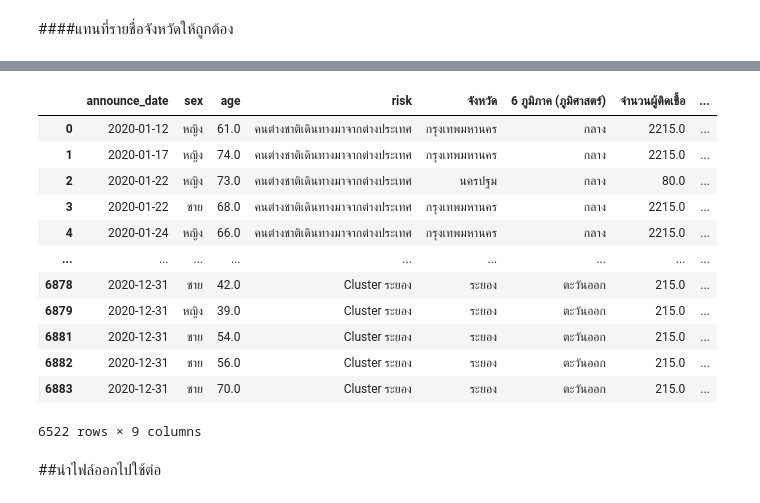
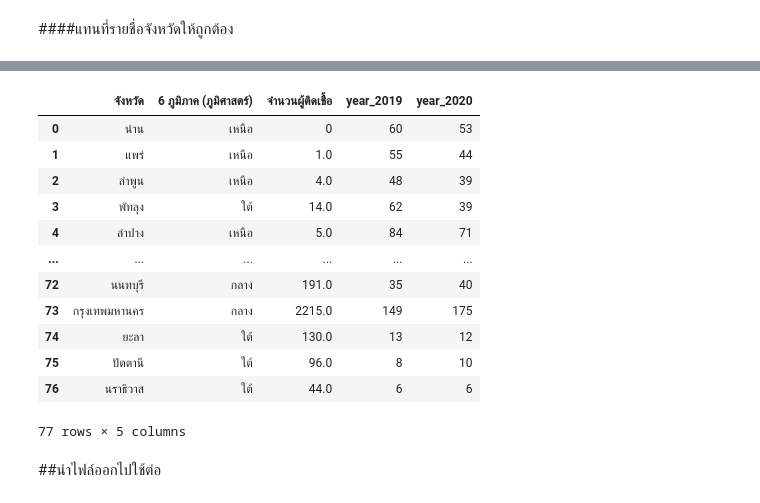
Before and after one commit to Kanyarat-S/data_viz_2020, a Jupyter notebook: Project_python.ipynb, the cells around one changed output, grey strips where cells are left out. Drawn from its saved outputs; the diff is of its cells as text; code cells hidden in the pictures.

```diff
--- a/Project_python.ipynb
+++ b/Project_python.ipynb
@@ -826,0 +884,3 @@ covid_fill['province_of_onset'].replace({'\tประจวบคีรีขั
+# %%
+merge_data = data_suicide.merge(c_2020,how='left',left_on='จังหวัด',right_on='province_of_onset')
+merge_data
@@ -826,0 +910,3 @@ covid_fill['province_of_onset'].replace({'\tประจวบคีรีขั
+# %%
+merge_data_fill = merge_data.fillna('0')  # แทนที่ค่าด้วยคำว่า '0' ในช่องที่เป็น NaN
+merge_data_fill
@@ -829,4 +938,4 @@ covid_fill['province_of_onset'].replace({'\tประจวบคีรีขั
 # %%
-data_covid = covid_fill.merge(df_region,how='left',left_on='province_of_onset',right_on='จังหวัด')
-data_covid
+last_table = merge_data_fill.merge(df_region,how='left',left_on='จังหวัด',right_on='จังหวัด')
+last_table
 # %% [output]
@@ -914,3 +954,0 @@ merge_data_covid
-# %%
-last_table = merge_data_covid.merge(data_suicide,how='left',left_on='จังหวัด',right_on='จังหวัด')
-last_table
@@ -1004,20 +968,20 @@ dtype: bool
 # %%
-complete_data = last_table_drop[['announce_date','sex','age','risk','จังหวัด','6 ภูมิภาค (ภูมิศาสตร์)','จำนวนผู้ติดเชื้อ','จำนวนประชากร','จำนวนการฆ่าตัวตาย']]
+complete_data = last_table[['จังหวัด','6 ภูมิภาค (ภูมิศาสตร์)','จำนวนผู้ติดเชื้อ','year_2019','year_2020']]
 complete_data
 # %% [output]
-|  | announce_date | sex | age | risk | จังหวัด | 6 ภูมิภาค (ภูมิศาสตร์) | จำนวนผู้ติดเชื้อ | ... |
-| 0 | 2020-01-12 | หญิง | 61.0 | คนต่างชาติเดินทางมาจากต่างประเทศ | กรุงเทพมหานคร | กลาง | 2215.0 | ... |
-| 1 | 2020-01-17 | หญิง | 74.0 | คนต่างชาติเดินทางมาจากต่างประเทศ | กรุงเทพมหานคร | กลาง | 2215.0 | ... |
-| 2 | 2020-01-22 | หญิง | 73.0 | คนต่างชาติเดินทางมาจากต่างประเทศ | นครปฐม | กลาง | 80.0 | ... |
-| 3 | 2020-01-22 | ชาย | 68.0 | คนต่างชาติเดินทางมาจากต่างประเทศ | กรุงเทพมหานคร | กลาง | 2215.0 | ... |
-| 4 | 2020-01-24 | หญิง | 66.0 | คนต่างชาติเดินทางมาจากต่างประเทศ | กรุงเทพมหานคร | กลาง | 2215.0 | ... |
-| ... | ... | ... | ... | ... | ... | ... | ... | ... |
-| 6878 | 2020-12-31 | ชาย | 42.0 | Cluster ระยอง | ระยอง | ตะวันออก | 215.0 | ... |
-| 6879 | 2020-12-31 | หญิง | 39.0 | Cluster ระยอง | ระยอง | ตะวันออก | 215.0 | ... |
-| 6881 | 2020-12-31 | ชาย | 54.0 | Cluster ระยอง | ระยอง | ตะวันออก | 215.0 | ... |
-| 6882 | 2020-12-31 | ชาย | 56.0 | Cluster ระยอง | ระยอง | ตะวันออก | 215.0 | ... |
-| 6883 | 2020-12-31 | ชาย | 70.0 | Cluster ระยอง | ระยอง | ตะวันออก | 215.0 | ... |
+|  | จังหวัด | 6 ภูมิภาค (ภูมิศาสตร์) | จำนวนผู้ติดเชื้อ | year_2019 | year_2020 |
+| 0 | น่าน | เหนือ | 0 | 60 | 53 |
+| 1 | แพร่ | เหนือ | 1.0 | 55 | 44 |
+| 2 | ลำพูน | เหนือ | 4.0 | 48 | 39 |
+| 3 | พัทลุง | ใต้ | 14.0 | 62 | 39 |
+| 4 | ลำปาง | เหนือ | 5.0 | 84 | 71 |
+| ... | ... | ... | ... | ... | ... |
+| 72 | นนทบุรี | กลาง | 191.0 | 35 | 40 |
+| 73 | กรุงเทพมหานคร | กลาง | 2215.0 | 149 | 175 |
+| 74 | ยะลา | ใต้ | 130.0 | 13 | 12 |
+| 75 | ปัตตานี | ใต้ | 96.0 | 8 | 10 |
+| 76 | นราธิวาส | ใต้ | 44.0 | 6 | 6 |
-6522 rows × 9 columns
+77 rows × 5 columns
 # %% [markdown]
 ##นำไฟล์ออกไปใช้ต่อ
 # %%
```
Also changed, not shown: parts of 24 cells of this notebook.
